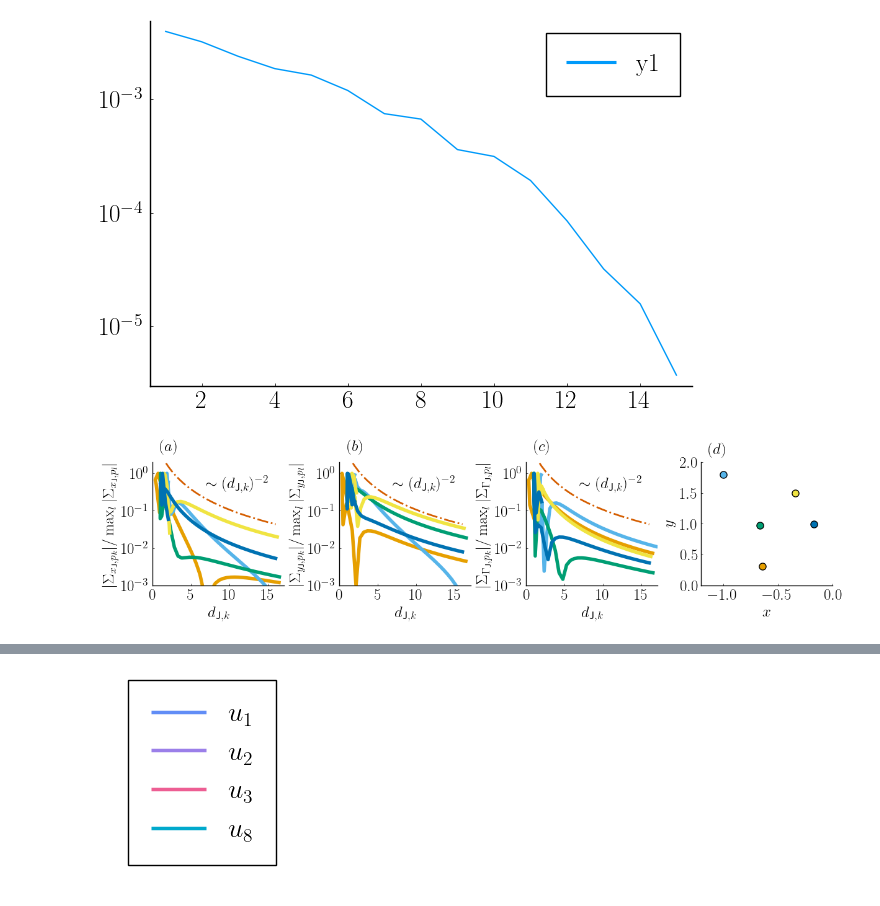
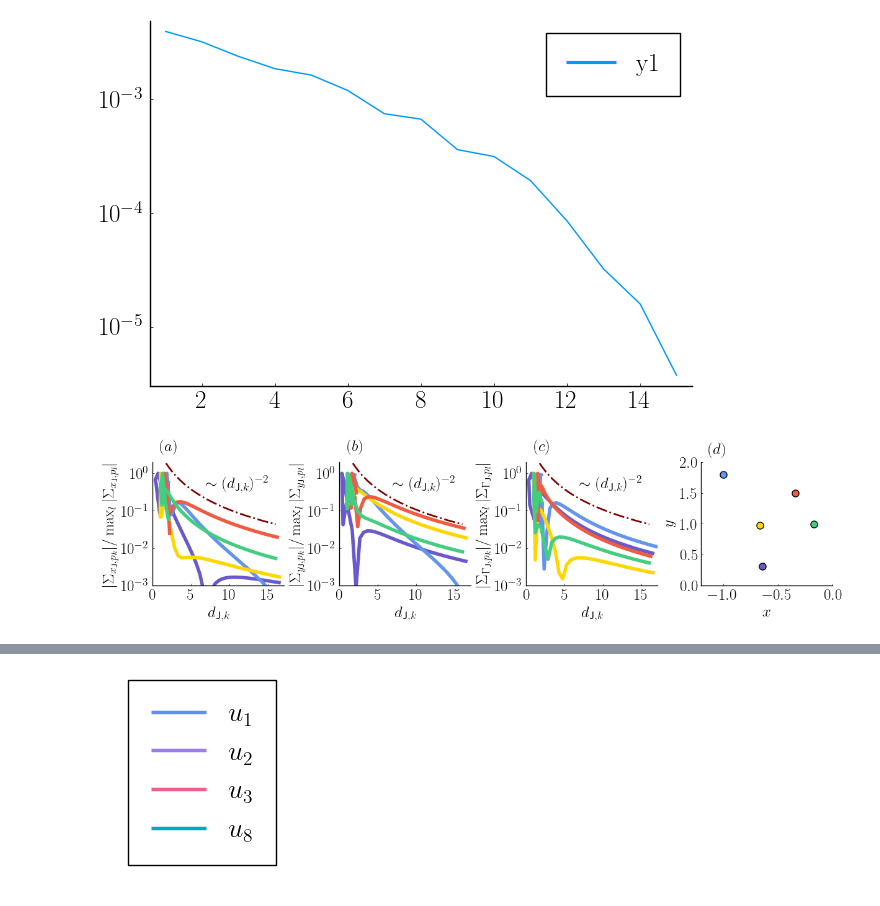
Before and after one commit to mleprovost/LowRankVortex.jl, a Jupyter notebook: example2/Figures Cx Cy EnKF.ipynb, the cells around one changed output, grey strips where cells are left out. Cells and saved outputs as stored; diff of their text form; code cells hidden in the pictures.

```diff
--- a/example2/Figures Cx Cy EnKF.ipynb
+++ b/example2/Figures Cx Cy EnKF.ipynb
@@ -307,4 +288,4 @@ Ne = 1000
 # %%
 # save("/media/mat/HDD/Paper Potential Flow/Example 2/ensemble_reduced_Xf_EnKF_Ne_"*string(Ne)*".jld", "Xf", Xf[1:100:end])
 
-Xf = load("/media/mat/HDD/LowRankVortex.jl/example2/ensemble_reduced_Xf_EnKF_Ne_"*string(Ne)*".jld")["Xf"];
+Xf = load("/media/mat/HDD/Paper Potential Flow/Example 2/ensemble_reduced_Xf_EnKF_Ne_"*string(Ne)*".jld")["Xf"];
@@ -312,7 +297,7 @@ Xf = load("/media/mat/HDD/LowRankVortex.jl/example2/ensemble_reduced_Xf_EnKF_Ne_
 Λxtab = Vector{Float64}[]
 Λytab = Vector{Float64}[]
 
-Nx = 3*config.Nv+ config.Ns
+Nx = 3*config.Nv
 
 tlist = collect(0.0:0.1:12.0)
 
@@ -593,2 +549,0 @@ savefig("example2_energy_spectrum.pdf")
-# %%
-Nx = 3*config.Nv+ config.Ns
@@ -601,33 +554,22 @@ Cy = zeros(Ny, Ny)
 
 tsnap = 1.0
 
-nsnap = ceil(Int64, tsnap/config.Δt)+1
+nsnap = ceil(Int64, tsnap/0.1)+1
 
 Xcxcy = deepcopy(vcat(zeros(Ny, Ne), Xf[nsnap]))
-h(x, t) = measure_state(x, t, config)
+h(x, t) = measure_state(x, t, config; withfreestream = true)
 
 ϵX = config.ϵX
 ϵΓ = config.ϵΓ
-ϵQ = config.ϵQ
 β = config.β
 ϵY = config.ϵY
 
-ϵx = RecipeInflation([ϵX; ϵΓ; ϵQ])
+ϵx = RecipeInflation([ϵX; ϵΓ])
 ϵmul = MultiplicativeInflation(β)
 ϵy = AdditiveInflation(zeros(Ny), ϵY)
 # Perform state inflation
 ϵmul(Xcxcy, Ny+1, Ny+Nx)
 ϵx(Xcxcy, Ny, Nx, config)
-Dx = Diagonal(std(Xcxcy[Ny+1:end,:]; dims = 2)[:,1])
-# Dx = I
-Dϵ = config.ϵY*I
-# Dϵ = I
-@time @inbounds for i=1:Ne
+@showprogress for i=1:Ne
     observe(h, Xcxcy, tsnap, Ny, Nx)
-#     ϵy(Xcxcy, 1, Ny)
-    J = analytical_jacobian_pressure(config.ss, state_to_lagrange(Xcxcy[Ny+1:end,i], config.zs, config),
-                                     freestream, tf; issourcefixed = true)
-    Ji = J[:,vcat(collect(1:3*config.Nv), collect(6*config.Nv+1:6*config.Nv+config.Ns))]
-    Cx .+= 1/(Ne-1)*(inv(Dϵ)*Ji*Dx)'*(inv(Dϵ)*Ji*Dx)
-    Cy .+= 1/(Ne-1)*(inv(Dϵ)*Ji*Dx)*(inv(Dϵ)*Ji*Dx)'
 end
@@ -642,10 +582,16 @@ plot(svd(cov(Xcxcy[Ny+1:Ny+Nx,:]')).S, yscale = :log10)
 # %% [output]
 [figure]
 # %%
-blobs = state_to_lagrange(mean(Xcxcy[Ny+1:Ny+Nx,:]; dims = 2)[:,1], config.zs, config)[1][1:config.Nv]
+blobs = state_to_lagrange(mean(Xcxcy[Ny+1:Ny+Nx,:]; dims = 2)[:,1], config)[1][1:config.Nv]
 
 # c_Σxy = palette([palette(:viridis)[1], palette(:blackbody)[end], colorant"goldenrod3"], 15)
-c_Σxy = palette(:okabe_ito)
+# c_Σxy = palette(:okabe_ito)
+c_Σxy = [colorant"slateblue3";
+          colorant"cornflowerblue";
+          colorant"gold";
+          colorant"tomato2";
+          colorant"seagreen3";
+          colorant"maroon"]
 c_σx = colorant"seagreen3"
 c_σxy = colorant"tomato"
 c_σy = colorant"cornflowerblue"
@@ -656,6 +602,7 @@ for i=-2:1:2
     xi = tsnap+0.5*i
     push!(xlist, xi)
     push!(xliststring, latexstring("$xi"))
+
 end
 
 ylist = Float64[]
@@ -683,34 +630,33 @@ plot!(plt[1,4], xlabel = L"x", ylabel = L"y",
 
 annotationlist = [L"(a)"; L"(b)"; L"(c)"; L"(d)"; L"(e)"; L"(f)"]
 for i=1:3
-
     zc = sum(bi->abs(bi.S)*bi.z, blobs)/sum(bi->abs(bi.S), blobs)
     vline!(plt[1,i], [real(zc)], linewidth = 2, linestyle = :dash, color = :grey47)
     plot!(plt[1,i], real.(sensors), 12 ./(abs.(sensors .- zc)).^2,
           linestyle = :dashdot,linewidth = 2, color = c_Σxy[6])
     annotate!(plt[1,i], 2.2, 5.2, annotationlist[i], topmargin = 40*Plots.px)
     annotate!(plt[1,i], 11, 0.5, L"\tiny{\sim (d_{\mathsf{J}, k})^{-2}}")
 
 end
 
 annotate!(plt[1,4], -1.05, 2.2, annotationlist[4])
 
 
 for (i, bi) in enumerate(blobs)
     dij = abs.(bi.z .- sensors)#.*sign.(real(sensors).-real(bi.z))
 
     plot!(plt[1,1], dij, abs.(Σxy[3*(i-1)+1,:])./maximum(abs.(Σxy[3*(i-1)+1,:])),
           yscale = :log10, color = c_Σxy[i], linestyle = :solid, legend = false, linewidth = 4)
     plot!(plt[1,2], dij, abs.(Σxy[3*(i-1)+2,:])./maximum(abs.(Σxy[3*(i-1)+2,:])),
           yscale = :log10, color = c_Σxy[i], linestyle = :solid, legend = false, linewidth = 4)
     plot!(plt[1,3], dij, abs.(Σxy[3*(i-1)+3,:])./maximum(abs.(Σxy[3*(i-1)+3,:])),
           yscale = :log10, color = c_Σxy[i], linestyle = :solid, legend = false, linewidth = 4)
 
     scatter!(plt[1,4], [real(bi.z)], [imag(bi.z)], markersize = 8, color = c_Σxy[i], legend = false)
 end
 
 plt
 
 savefig("cross_correlation.pdf")
 # %% [output]
-[figure, old version]
+[figure, new version]
```
Also changed, not shown: parts of 35 cells of this notebook, 2 other files.
